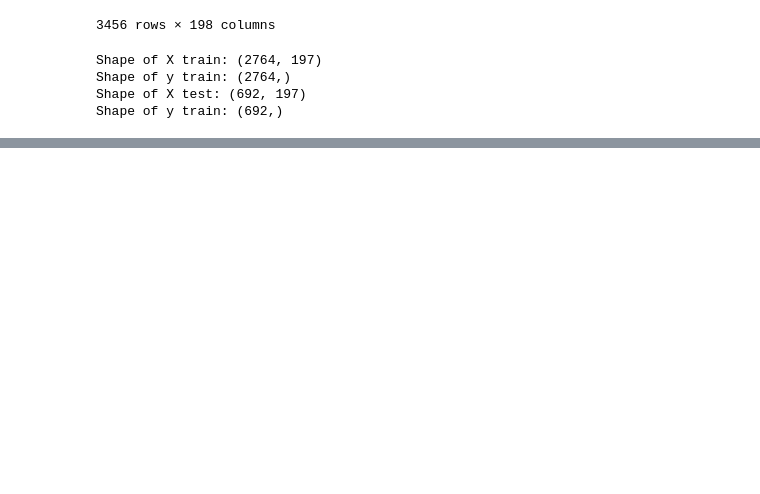
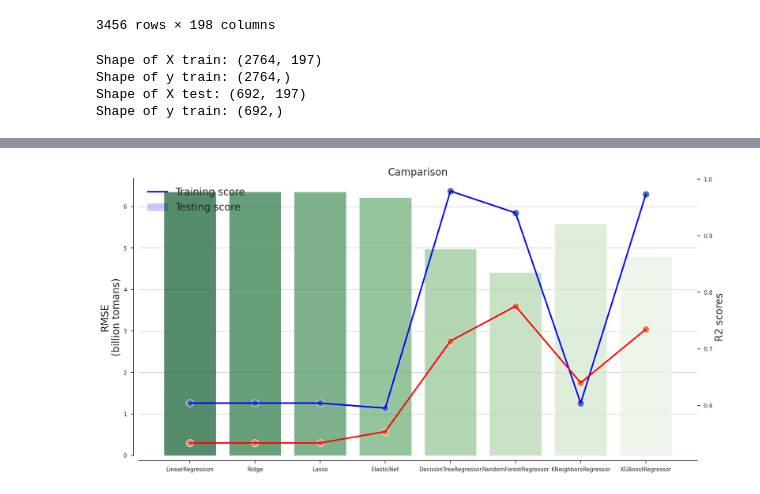
Before and after one commit to aminshaker/house_price_prediction, a Jupyter notebook: tehran-house-price-prediction.ipynb, the cells around one changed output, grey strips where cells are left out. Drawn from its saved outputs; the diff is of its cells as text; code cells hidden in the pictures; blank space fills up the shorter version.

```diff
--- a/tehran-house-price-prediction.ipynb
+++ b/tehran-house-price-prediction.ipynb
@@ -614,7 +607,7 @@ Runtime of the program is: 2.19
 # %%
 rfr = RandomForestRegressor(random_state = 1, n_jobs = -1)
-param_rfr = {'min_samples_split': [2, 3, 4, 5],
-            'min_samples_leaf': [1, 2, 3]}
+param_rfr = {'min_samples_split': [3, 4],
+            'min_samples_leaf': [1, 2]}
 
 rfr_train_score, rfr_test_score, rfr_RMSE = parameter_finder(rfr, param_rfr)
 # %% [output]
@@ -642,11 +635,14 @@ Runtime of the program is: 10.09
 # %%
 xgboost = XGBRegressor(n_jobs = -1)
-param_xgboost = {'n_estimators': [100,300],
-             'learning_rate': [0.1,0.05],
-             'subsample': [0.75],
-             'colsample_bytree': [1],
-             'max_depth': [3,4,5],
-             'gamma': [0]}
+
+param_xgboost = {
+    'n_estimators': [300],
+    'learning_rate': [0.1],
+    'subsample': [0.75],
+    'colsample_bytree': [1],
+    'max_depth': [3,5],
+    'gamma': [0]
+}
 
 xgboost_train_score, xgboost_test_score, xgboost_RMSE = parameter_finder(xgboost, param_xgboost)
 # %% [output]
@@ -659,0 +656,7 @@ Runtime of the program is: 281.86
+# %%
+models_score = pd.DataFrame({'Training score': [lr_train_score, ridge_train_score, lasso_train_score, eln_train_score, dtr_train_score, rfr_train_score, knr_train_score,xgboost_train_score],
+                             'Testing score': [lr_test_score, ridge_test_score, lasso_test_score, eln_test_score, dtr_test_score, rfr_test_score, knr_test_score,xgboost_test_score],
+                             'RMSE': [lr_RMSE, ridge_RMSE, lasso_RMSE, eln_RMSE, dtr_RMSE, rfr_RMSE, knr_RMSE,xgboost_RMSE]},
+                             index = ['LinearRegression', 'Ridge', 'Lasso','ElasticNet', 'DecisionTreeRegressor', 'RandomForestRegressor', 'KNeighborsRegressor','XGBoostRegressor'])
+
+models_score
@@ -659,0 +673,20 @@ Runtime of the program is: 281.86
+# %%
+fig, ax = plt.subplots(figsize=(20,10))
+
+sns.set(style='white')
+ax.set_title("Camparison", fontsize = 20)
+ax = sns.barplot(x = list(models_score.index), y = models_score['RMSE']/1000000000, alpha = 0.7, palette='Greens_r')
+ax.set_ylabel("RMSE\n(billion tomans)", fontsize = 20)
+
+sec_ax = ax.twinx()
+sec_ax = sns.lineplot(x = list(models_score.index), y = models_score['Training score'], linewidth = 3, color = 'blue')
+sec_ax = sns.scatterplot(x = list(models_score.index), y = models_score['Training score'], s = 200)
+sec_ax = sns.lineplot(x = list(models_score.index), y = models_score['Testing score'], linewidth = 3, color = 'red')
+sec_ax = sns.scatterplot(x = list(models_score.index), y = models_score['Testing score'], s = 200)
+sec_ax.set_ylabel("R2 scores", fontsize = 20)
+sec_ax.legend(labels = ['Training score', 'Testing score'], fontsize = 20)
+
+sns.despine(offset = 10)
+plt.show()
+# %% [output]
+[figure, added]
```
Also changed, not shown: parts of 21 cells of this notebook.
